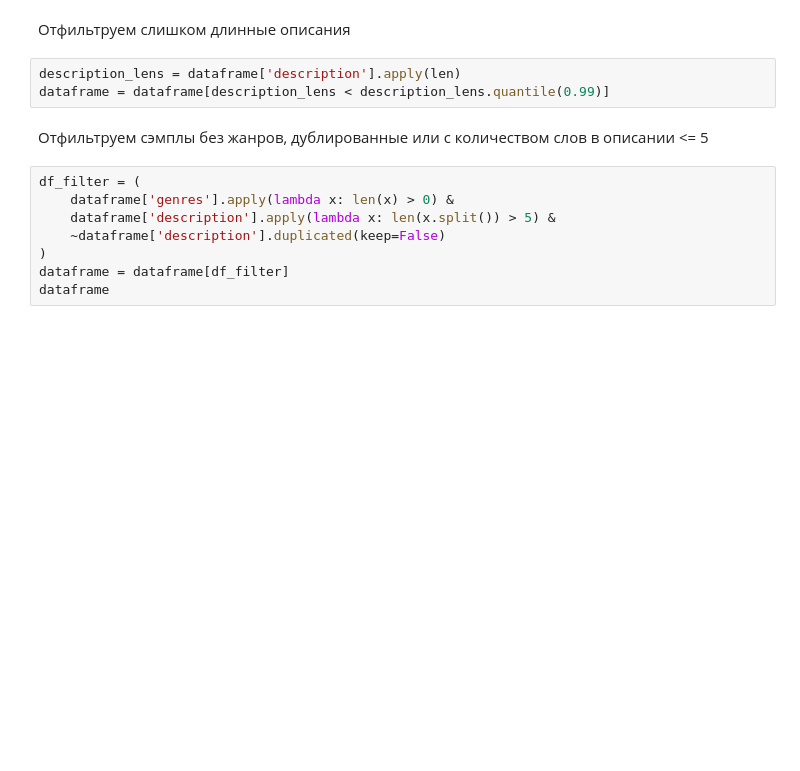
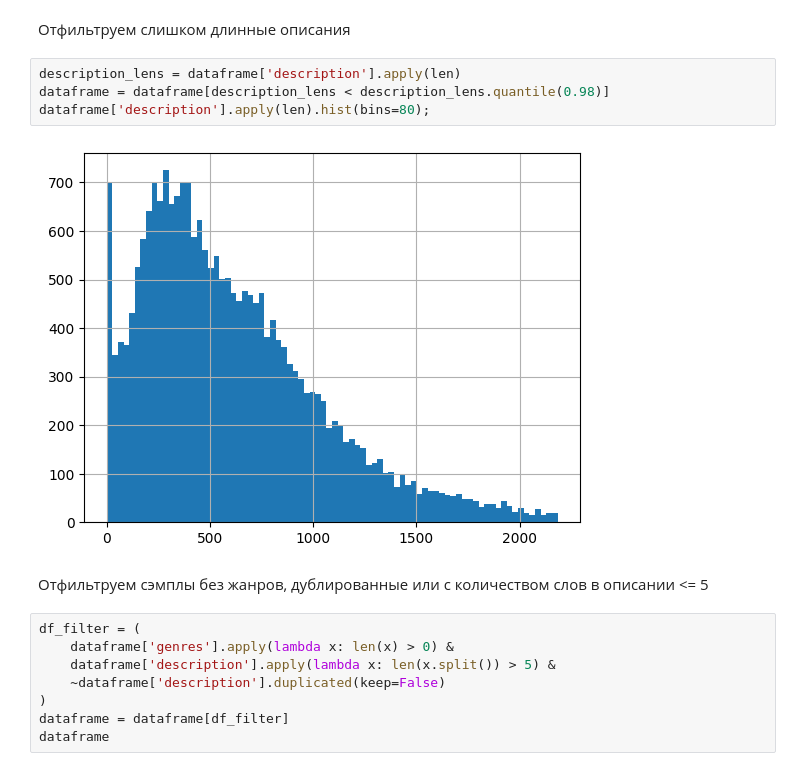
Before and after one commit to kitkey/NovelClf, a Jupyter notebook: model.ipynb, the cells around one changed output. Drawn from its saved outputs; the diff is of its cells as text; blank space fills up the shorter version.

```diff
--- a/model.ipynb
+++ b/model.ipynb
@@ -47,7 +50,10 @@ dataframe['description'].apply(len).hist(bins=80);
 Отфильтруем слишком длинные описания
 # %%
 description_lens = dataframe['description'].apply(len)
-dataframe = dataframe[description_lens < description_lens.quantile(0.99)]
+dataframe = dataframe[description_lens < description_lens.quantile(0.98)]
+dataframe['description'].apply(len).hist(bins=80);
+# %% [output]
+[figure, added]
 # %% [markdown]
 Отфильтруем сэмплы без жанров, дублированные или с количеством слов в описании <= 5
 # %%
```
Also changed, not shown: parts of 31 cells of this notebook.
